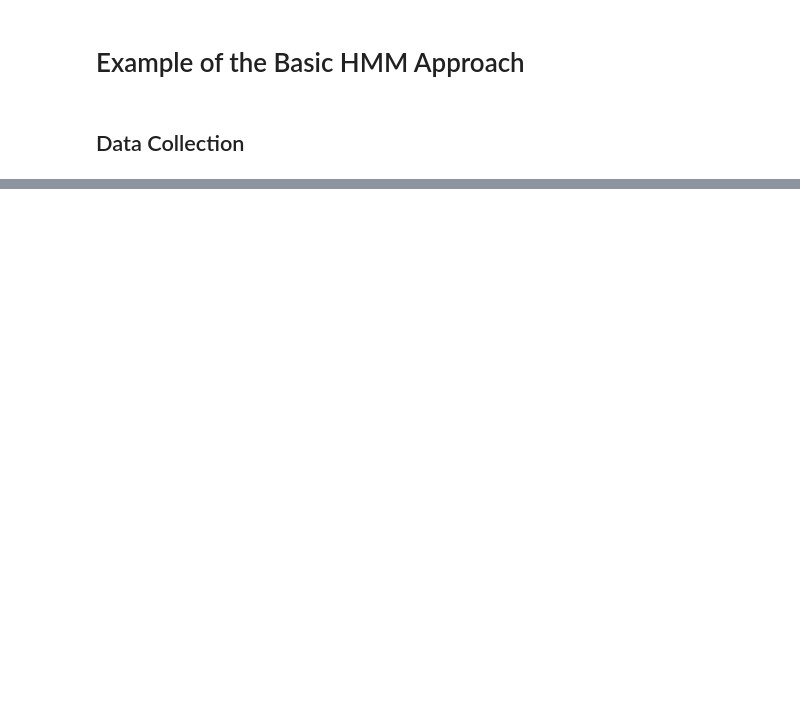
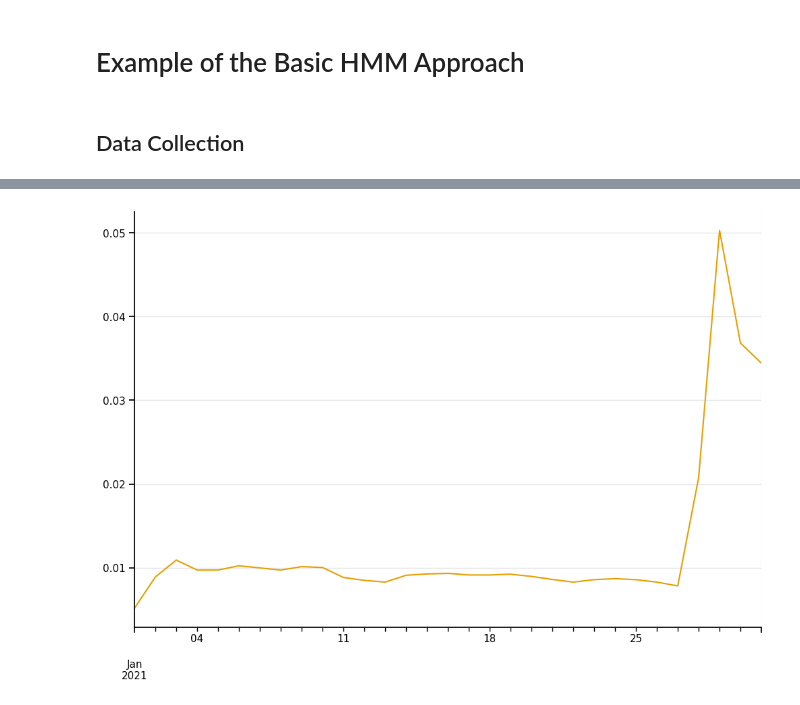
Before and after one commit to hidden-regime/hidden-regime, a Jupyter notebook: notebooks/StateStandarization.ipynb, the cells around one changed output, grey strips where cells are left out. Cells and saved outputs as stored; diff of their text form; code cells hidden in the pictures; blank space fills up the shorter version.

```diff
--- a/notebooks/StateStandarization.ipynb
+++ b/notebooks/StateStandarization.ipynb
@@ -316,0 +147,4 @@ State: Bear(1)
+# %%
+_ = pd.Series(index=future_looking_data.date.values, data=future_looking_data.price.values, name=f'Future {TICKER}').plot()
+# %% [output]
+[figure, added]
```
Also changed, not shown: parts of 43 cells of this notebook, 3 other files.
